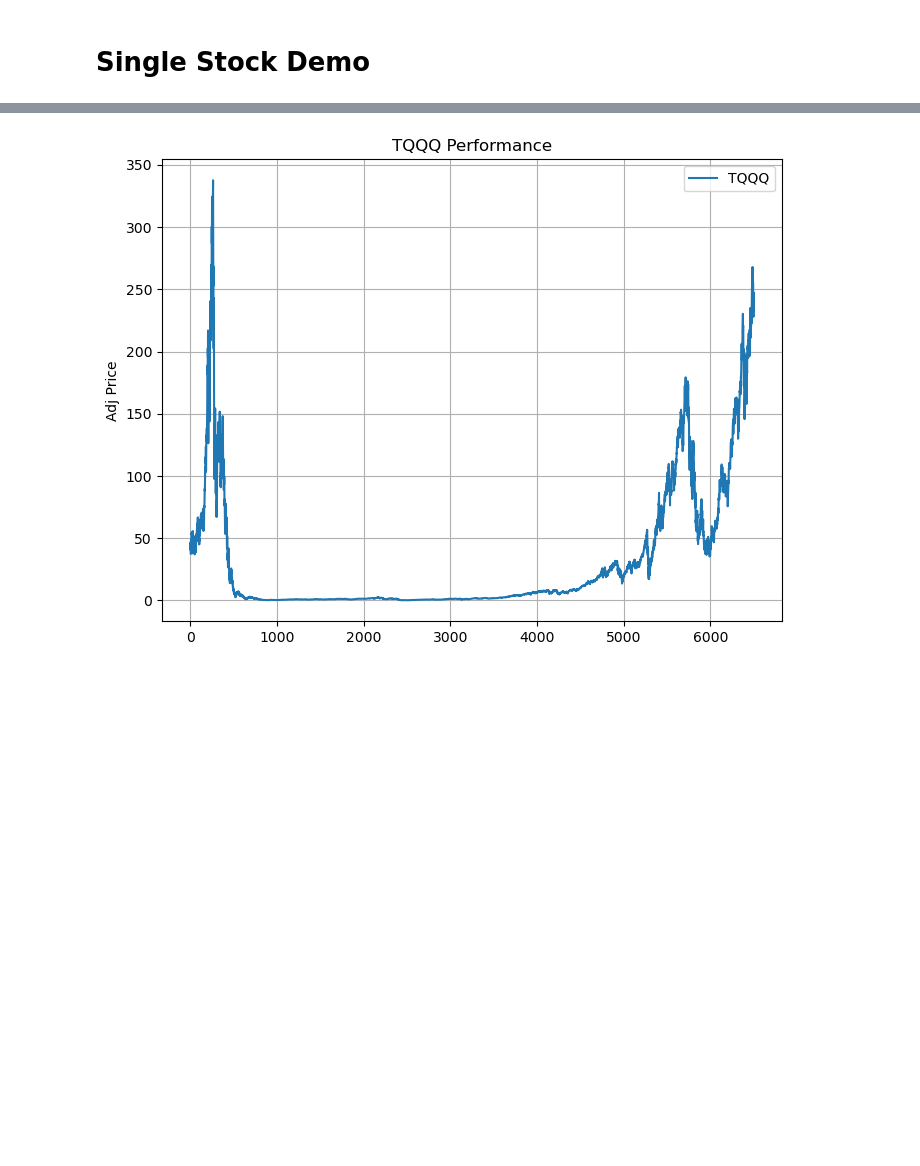
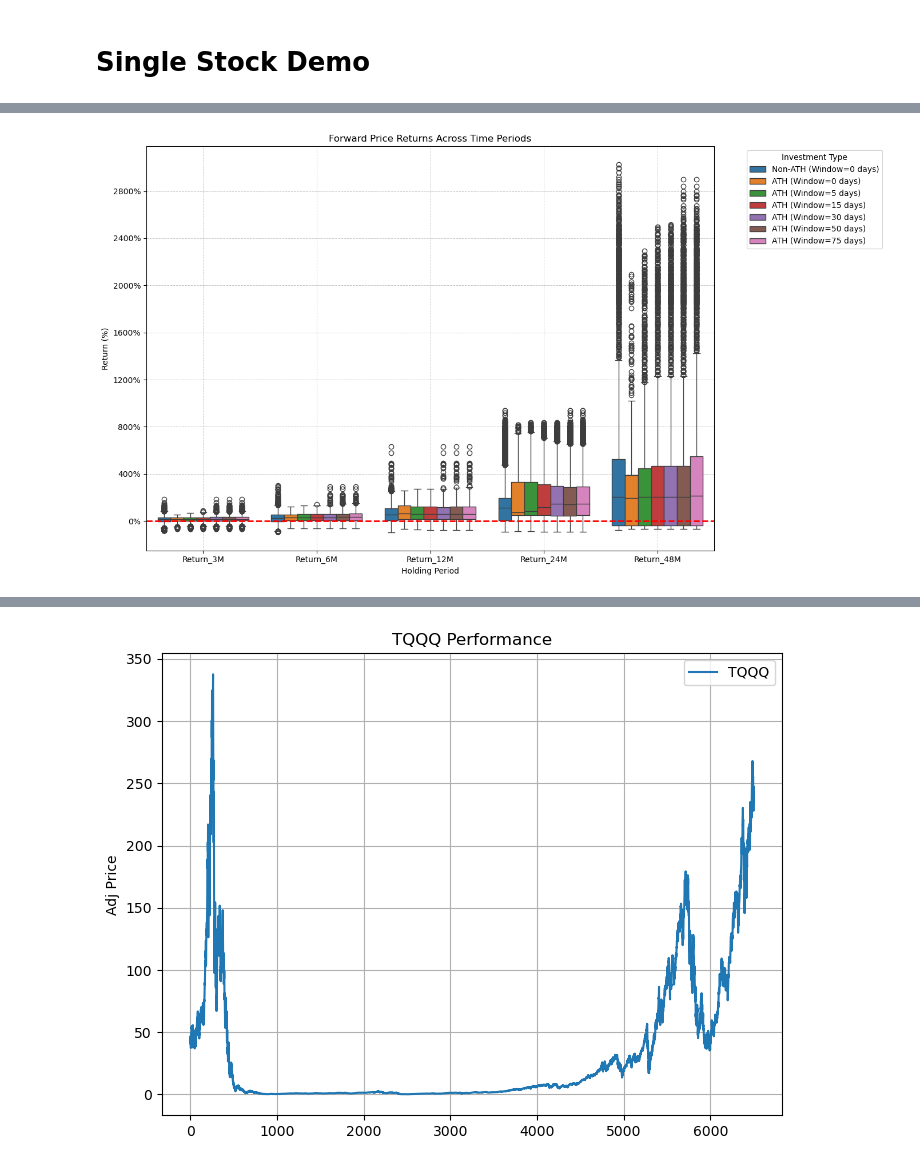
Before and after one commit to SterlingHayden/ATH-Investing-w-Leveraged-ETFs, a Jupyter notebook: Demo-Single-Stock.ipynb, the cells around one changed output, grey strips where cells are left out. Drawn from its saved outputs; the diff is of its cells as text; code cells hidden in the pictures; blank space fills up the shorter version.

```diff
--- a/Demo-Single-Stock.ipynb
+++ b/Demo-Single-Stock.ipynb
@@ -12,3 +21,6 @@ The code loads and processes simulated leveraged adjusted close prices for a giv
 - The function calculates daily percentage returns (`Daily Return`) from the adjusted close prices.
 - Leveraged returns are simulated by multiplying the daily returns by the specified leverage scalar.
 - These leveraged returns are then compounded to simulate the cumulative leveraged price (`Simulated Leveraged Price`).
+# %%
+data = process_leveraged_data(tickers='SPY', leverage_scalars=3)
+data.head()
@@ -14,0 +47,4 @@ The code loads and processes simulated leveraged adjusted close prices for a giv
+# %%
+plot_returns(data, windows=[0, 5, 15, 30, 50, 75], price_column='Simulated Leveraged Price', high_type="ATH")
+# %% [output]
+[figure, added]
```
Also changed, not shown: parts of 15 cells of this notebook.
